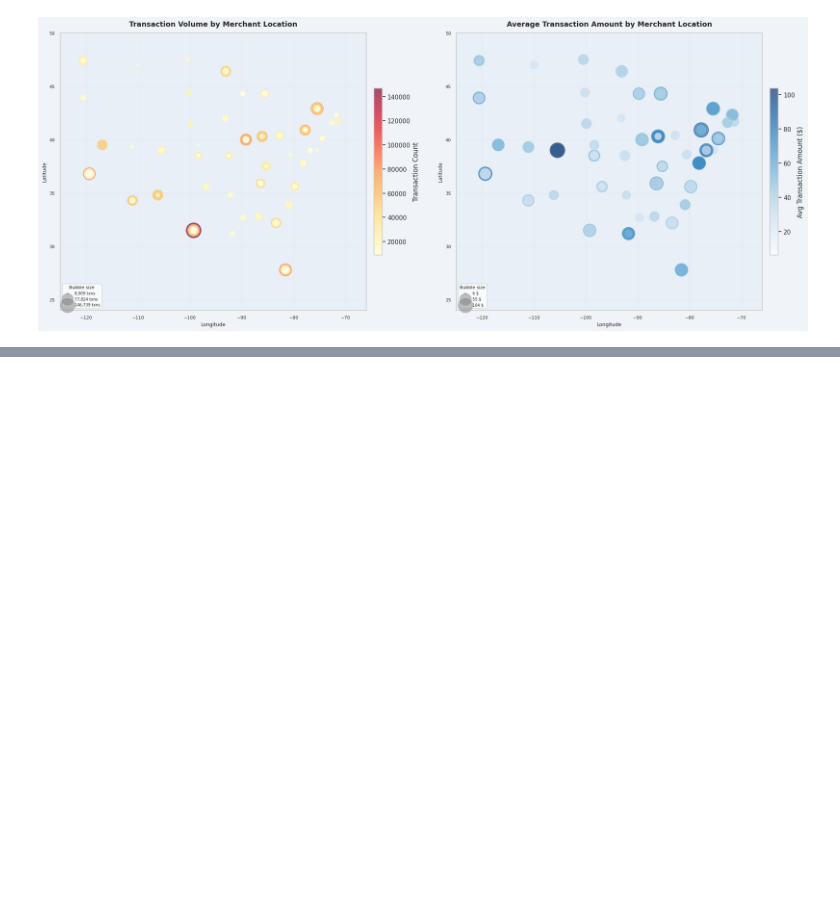
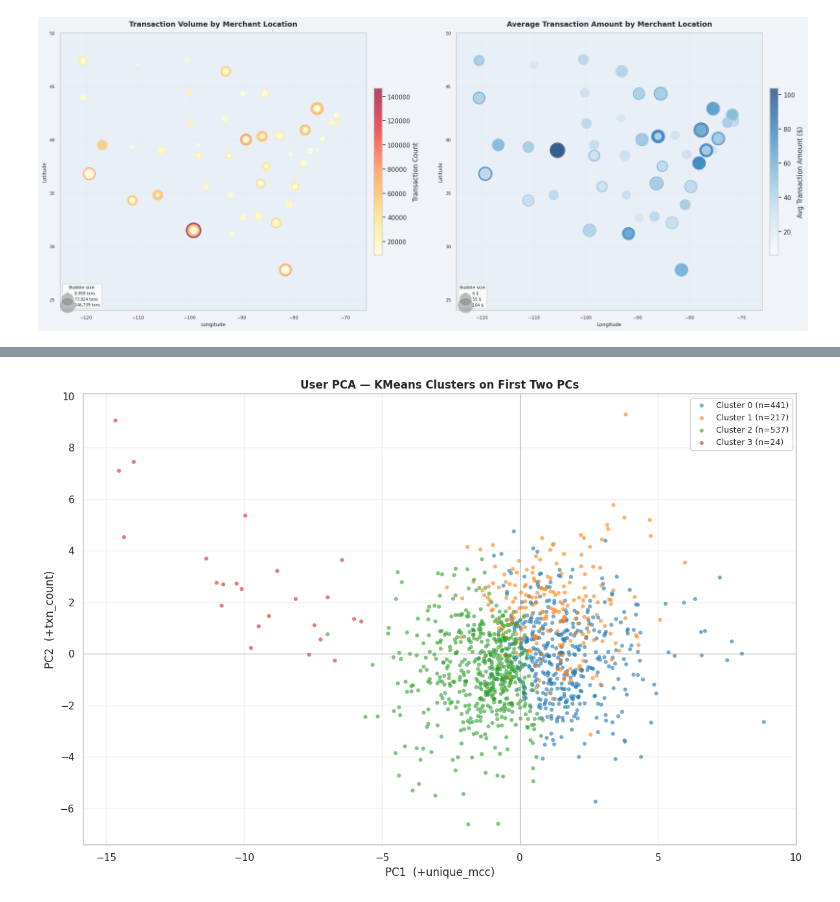
Before and after one commit to rrubaszek/TransactionDatasetAnalysis, a Jupyter notebook: notebooks/03-eda-analysis.ipynb, the cells around one changed output, grey strips where cells are left out. Cells and saved outputs as stored; diff of their text form; code cells hidden in the pictures; blank space fills up the shorter version.

```diff
--- a/notebooks/03-eda-analysis.ipynb
+++ b/notebooks/03-eda-analysis.ipynb
@@ -116,0 +165,4 @@ analysis.plot_graph(plot_us_map, analysis.transactions)
+# %%
+analysis.plot_graph(plot_pca_clusters, pca.scores, pca.clusters, pca.loadings)
+# %% [output]
+[figure, added]
```
Also changed, not shown: parts of 7 cells of this notebook, 6 other files.
